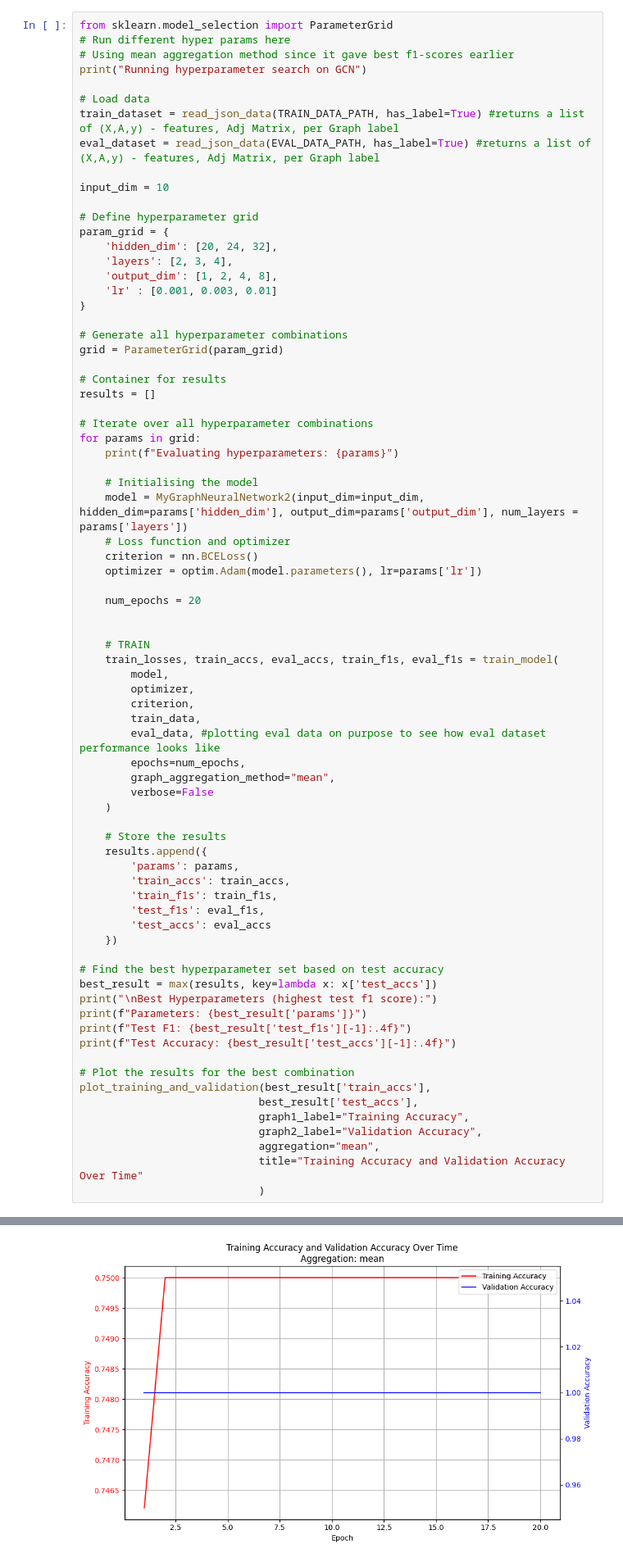
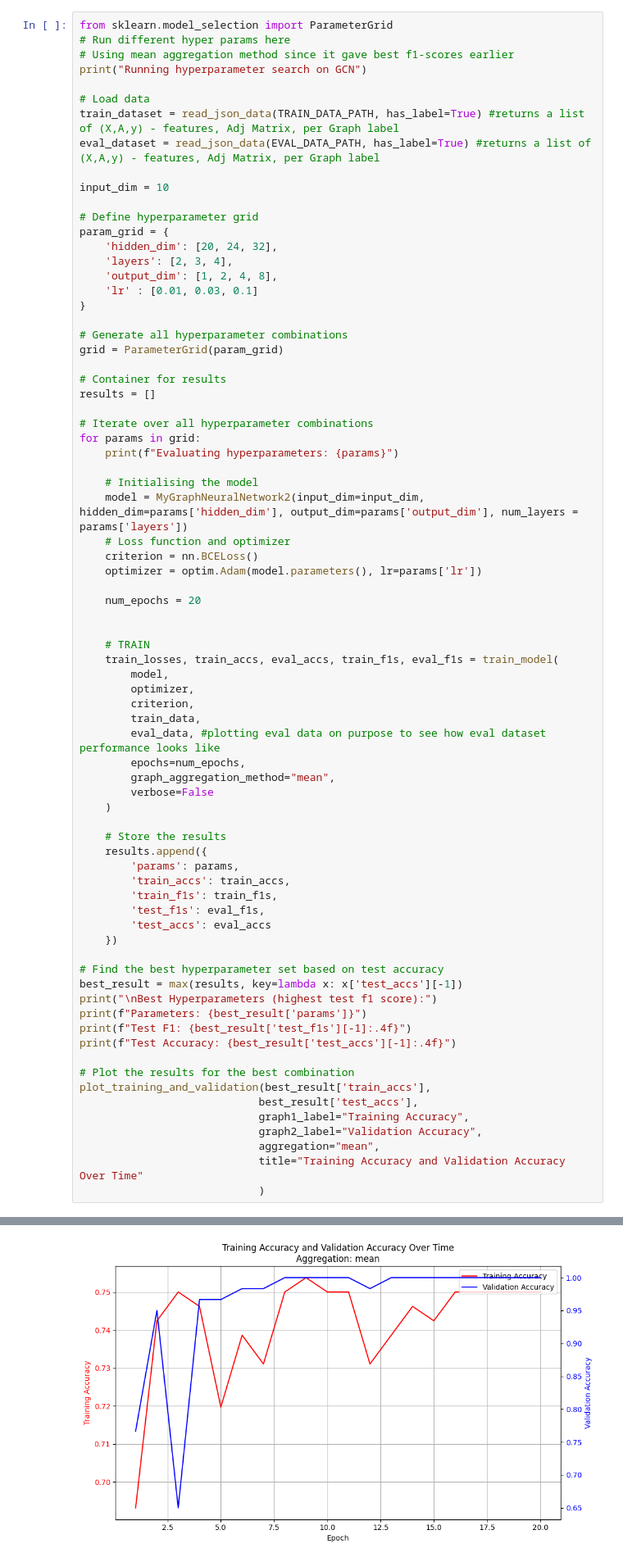
Before and after one commit to ViyanR/dgl_2425_cw1, a Jupyter notebook: q1_graph_classification.ipynb, the cells around one changed output, grey strips where cells are left out. Shown at 82% size. Cells and saved outputs as stored; diff of their text form.

```diff
--- a/q1_graph_classification.ipynb
+++ b/q1_graph_classification.ipynb
@@ -941,7 +941,7 @@ param_grid = {
     'hidden_dim': [20, 24, 32],
     'layers': [2, 3, 4],
     'output_dim': [1, 2, 4, 8],
-    'lr' : [0.001, 0.003, 0.01]
+    'lr' : [0.01, 0.03, 0.1]
 }
 
 # Generate all hyperparameter combinations
@@ -985,7 +985,7 @@ for params in grid:
     })
 
 # Find the best hyperparameter set based on test accuracy
-best_result = max(results, key=lambda x: x['test_accs'])
+best_result = max(results, key=lambda x: x['test_accs'][-1])
 print("\nBest Hyperparameters (highest test f1 score):")
 print(f"Parameters: {best_result['params']}")
 print(f"Test F1: {best_result['test_f1s'][-1]:.4f}")
@@ -1018,7 +1018,7 @@ Parameters: {'hidden_dim': 20, 'layers': 4, 'lr': 0.01, 'output_dim': 1}
 Test F1: 0.3333
 Test Accuracy: 1.0000
 <Figure size 1000x600 with 0 Axes>
-[figure, old version]
+[figure, new version]
 # %% [markdown]
 ### Q1.3.b - Improving the Model
 Identify and implement three different methods to overcome the challenges discovered in
```
Also changed, not shown: parts of 2 cells of this notebook.
